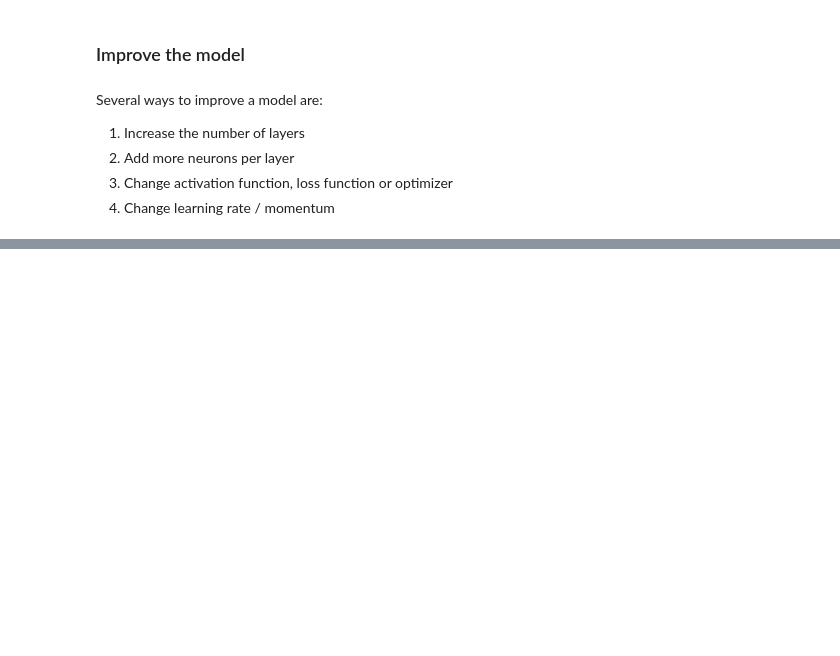
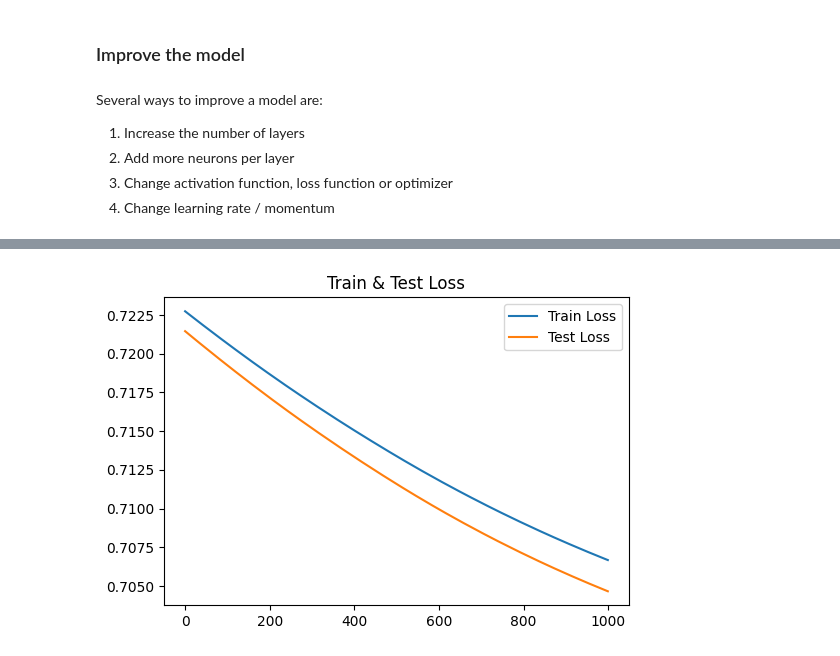
Before and after one commit to TonyQ2k3/pytorch-training, a Jupyter notebook: notebooks/pytorch_day4.ipynb, the cells around one changed output, grey strips where cells are left out. Saved outputs shown, nothing was run; the diff lists cells and outputs as text; code cells hidden in the pictures; blank space fills up the shorter version.

```diff
--- a/notebooks/pytorch_day4.ipynb
+++ b/notebooks/pytorch_day4.ipynb
@@ -263,0 +276,29 @@ Several ways to improve a model are:
+# %%
+class CircleModelV2(nn.Module):
+  def __init__(self):
+    super().__init__()
+    self.fc1 = nn.Linear(2, 16)
+    self.fc2 = nn.Linear(16, 8)
+    self.fc3 = nn.Linear(8, 1)
+    self.sigmoid = nn.Sigmoid()
+
+  def forward(self, x):
+    x = torch.relu(self.fc1(x))
+    x = torch.relu(self.fc2(x))
+    x = self.sigmoid(self.fc3(x))
+    return x
+# %%
+circle_model_v2 = CircleModelV2().to(device)
+# %%
+# Setup loss func, optimizer again
+loss_fn = nn.BCEWithLogitsLoss()
+optimizer = torch.optim.SGD(params=circle_model_v2.parameters(), lr=0.01)
+activation_fn = nn.Sigmoid()
+epochs = 1000
+
+x_train, y_train = x_train.to(device), y_train.to(device)
+x_test, y_test = x_test.to(device), y_test.to(device)
+# %%
+train_l = []
+test_l = []
+train_model(circle_model_v2, train_l, test_l) # It's not learning!
@@ -263,0 +316,5 @@ Several ways to improve a model are:
+# %%
+epoch_list = [x for x in range(epochs)]
+loss_visualize(epoch_list, train_l, test_l)
+# %% [output]
+[figure, added]
```
Also changed, not shown: parts of 11 cells of this notebook.
